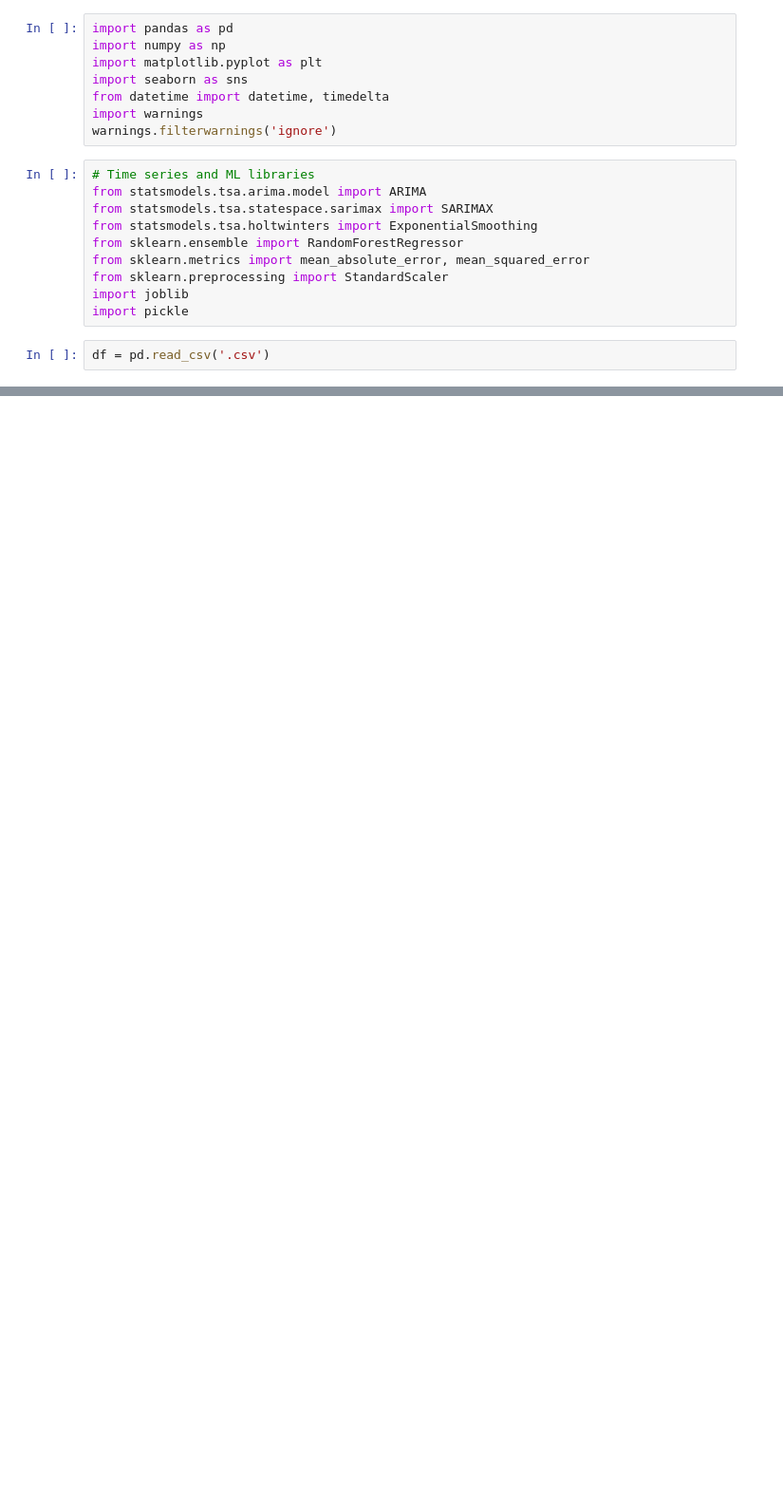
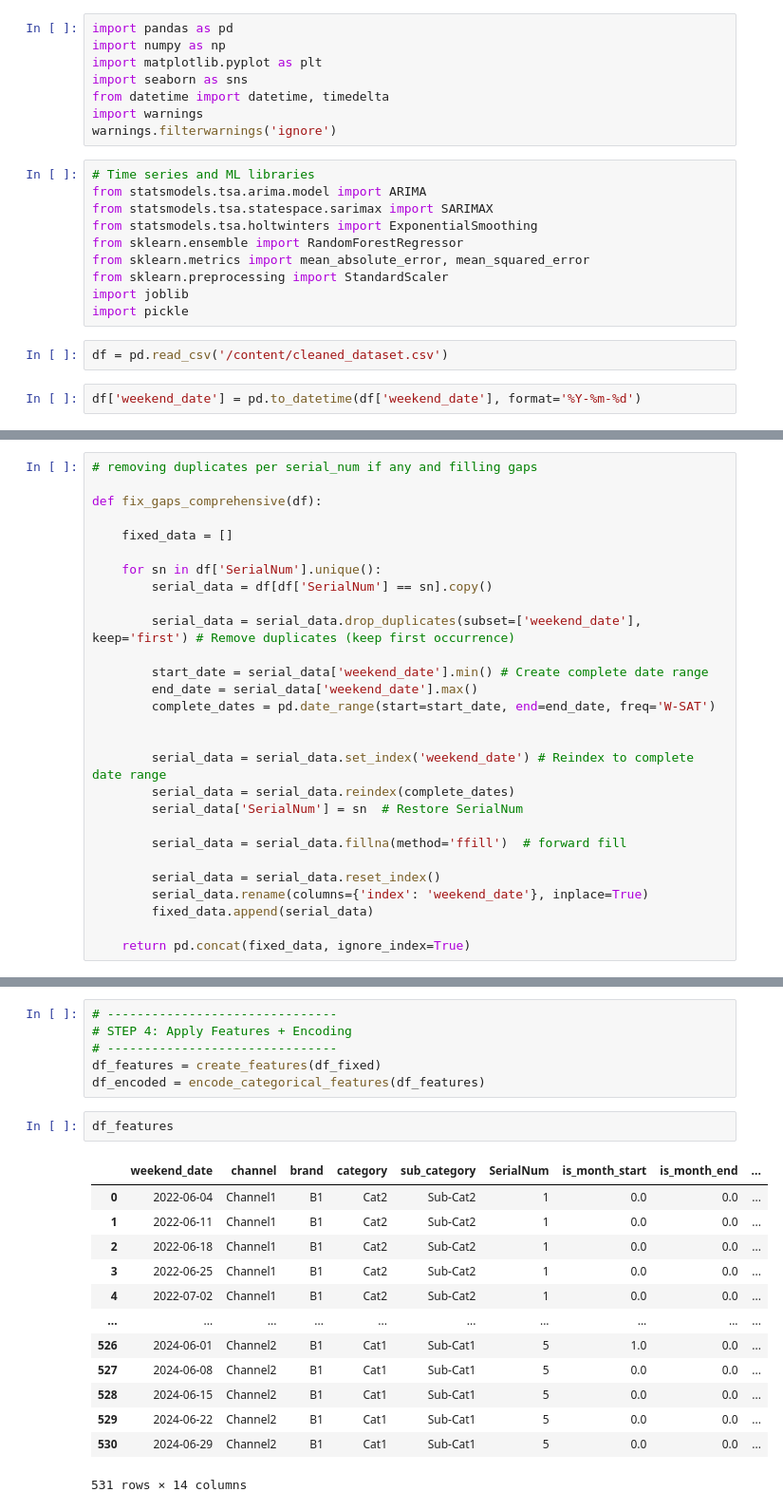
Before and after one commit to Pankaj-2003/Assignment, a Jupyter notebook: Modelling.ipynb, the cells around one changed output, grey strips where cells are left out. Shown at 95% size. Drawn from its saved outputs; the diff is of its cells as text; blank space fills up the shorter version.

```diff
--- a/Modelling.ipynb
+++ b/Modelling.ipynb
@@ -19,4 +19,6 @@ from sklearn.preprocessing import StandardScaler
 import joblib
 import pickle
 # %%
-df = pd.read_csv('.csv')
+df = pd.read_csv('/content/cleaned_dataset.csv')
+# %%
+df['weekend_date'] = pd.to_datetime(df['weekend_date'], format='%Y-%m-%d')
@@ -22,0 +53,28 @@ df = pd.read_csv('.csv')
+# %%
+# removing duplicates per serial_num if any and filling gaps
+
+def fix_gaps_comprehensive(df):
+
+    fixed_data = []
+
+    for sn in df['SerialNum'].unique():
+        serial_data = df[df['SerialNum'] == sn].copy()
+
+        serial_data = serial_data.drop_duplicates(subset=['weekend_date'], keep='first') # Remove duplicates (keep first occurrence)
+
+        start_date = serial_data['weekend_date'].min() # Create complete date range
+        end_date = serial_data['weekend_date'].max()
+        complete_dates = pd.date_range(start=start_date, end=end_date, freq='W-SAT')
+
+
+        serial_data = serial_data.set_index('weekend_date') # Reindex to complete date range
+        serial_data = serial_data.reindex(complete_dates)
+        serial_data['SerialNum'] = sn  # Restore SerialNum
+
+        serial_data = serial_data.fillna(method='ffill')  # forward fill
+
+        serial_data = serial_data.reset_index()
+        serial_data.rename(columns={'index': 'weekend_date'}, inplace=True)
+        fixed_data.append(serial_data)
+
+    return pd.concat(fixed_data, ignore_index=True)
@@ -22,0 +170,22 @@ df = pd.read_csv('.csv')
+# %%
+# -------------------------------
+# STEP 4: Apply Features + Encoding
+# -------------------------------
+df_features = create_features(df_fixed)
+df_encoded = encode_categorical_features(df_features)
+# %%
+df_features
+# %% [output]
+|  | weekend_date | channel | brand | category | sub_category | SerialNum | is_month_start | is_month_end | ... |
+| 0 | 2022-06-04 | Channel1 | B1 | Cat2 | Sub-Cat2 | 1 | 0.0 | 0.0 | ... |
+| 1 | 2022-06-11 | Channel1 | B1 | Cat2 | Sub-Cat2 | 1 | 0.0 | 0.0 | ... |
+| 2 | 2022-06-18 | Channel1 | B1 | Cat2 | Sub-Cat2 | 1 | 0.0 | 0.0 | ... |
+| 3 | 2022-06-25 | Channel1 | B1 | Cat2 | Sub-Cat2 | 1 | 0.0 | 0.0 | ... |
+| 4 | 2022-07-02 | Channel1 | B1 | Cat2 | Sub-Cat2 | 1 | 0.0 | 0.0 | ... |
+| ... | ... | ... | ... | ... | ... | ... | ... | ... | ... |
+| 526 | 2024-06-01 | Channel2 | B1 | Cat1 | Sub-Cat1 | 5 | 1.0 | 0.0 | ... |
+| 527 | 2024-06-08 | Channel2 | B1 | Cat1 | Sub-Cat1 | 5 | 0.0 | 0.0 | ... |
+| 528 | 2024-06-15 | Channel2 | B1 | Cat1 | Sub-Cat1 | 5 | 0.0 | 0.0 | ... |
+| 529 | 2024-06-22 | Channel2 | B1 | Cat1 | Sub-Cat1 | 5 | 0.0 | 0.0 | ... |
+| 530 | 2024-06-29 | Channel2 | B1 | Cat1 | Sub-Cat1 | 5 | 0.0 | 0.0 | ... |
+531 rows × 14 columns
```
Also changed, not shown: parts of 28 cells of this notebook.
